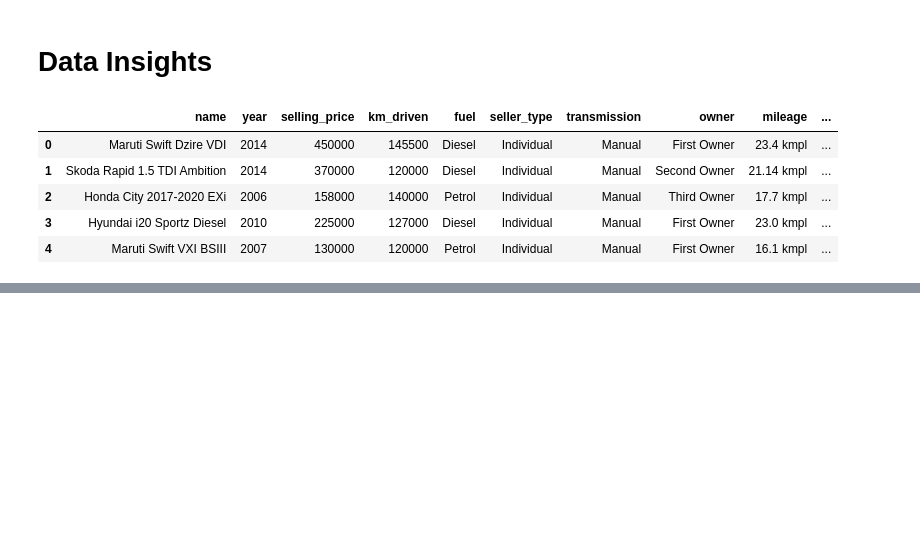
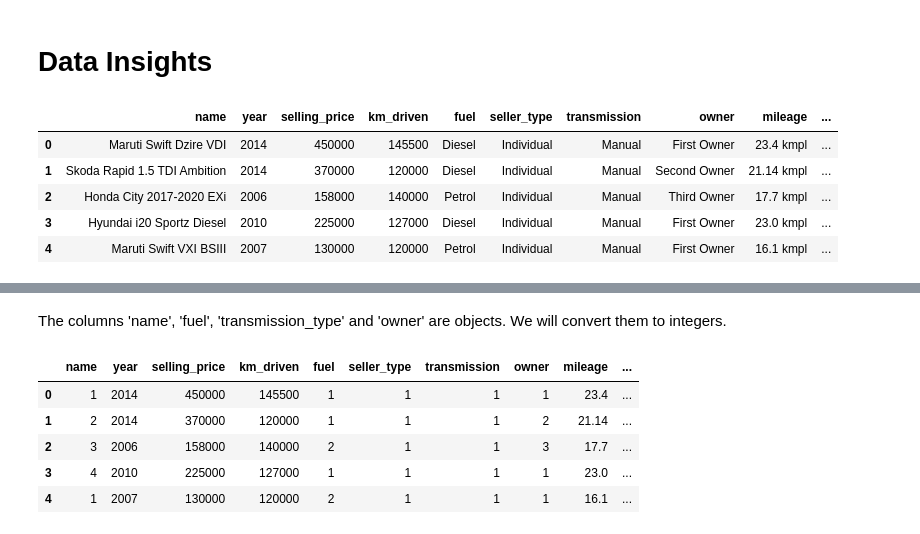
Before and after one commit to ibshafique/mlops_with_poridhi, a Jupyter notebook: prerequisite_projects/Car_Price/car_price.ipynb, the cells around one changed output, grey strips where cells are left out. Saved outputs shown, nothing was run; the diff lists cells and outputs as text; code cells hidden in the pictures; blank space fills up the shorter version.

```diff
--- a/prerequisite_projects/Car_Price/car_price.ipynb
+++ b/prerequisite_projects/Car_Price/car_price.ipynb
@@ -36,0 +67,4 @@ train_df.isnull().sum()
+# %%
+train_df.dropna(inplace=True)
+train_df.drop_duplicates(inplace=True)
+train_df.shape
@@ -36,0 +89,7 @@ train_df.isnull().sum()
+# %%
+train_df['name'] = train_df['name'].str.split(' ').str[0]
+train_df['mileage'] = train_df['mileage'].str.split(' ').str[0]
+train_df['engine'] = train_df['engine'].str.split(' ').str[0]
+train_df['max_power'] = train_df['max_power'].str.split(' ').str[0]
+train_df.head()
+train_df.info()
@@ -36,0 +135,26 @@ train_df.isnull().sum()
+# %% [markdown]
+The columns 'name', 'fuel', 'transmission_type' and 'owner' are objects.
+We will convert them to integers.
+# %%
+train_df['name'] = train_df['name'].replace({'Maruti': 1 , 'Skoda': 2, 'Honda': 3, 'Hyundai': 4, 'Toyota': 5, 'Ford': 6, 'Renault': 7,
+                                             'Mahindra': 8 , 'Tata': 9 , 'Chevrolet': 10, 'Datsun': 11, 'Jeep': 12, 'Mercedes-Benz': 13,
+                                             'Mitsubishi': 14, 'Audi': 15, 'Volkswagen': 16, 'BMW': 17, 'Nissan': 18, 'Lexus': 19,
+                                             'Jaguar': 20, 'Land': 21, 'MG': 22, 'Volvo': 23, 'Daewoo': 24, 'Kia': 25, 'Fiat': 26, 'Force': 27,
+                                             'Ambassador': 28, 'Ashok': 29, 'Isuzu': 30, 'Opel': 31})
+
+train_df['transmission'] = train_df['transmission'].replace({'Manual': 1, 'Automatic': 2})
+
+train_df['seller_type'] = train_df['seller_type'].replace({'Individual': 1, 'Dealer': 2, 'Trustmark Dealer': 3})
+
+train_df['fuel'] = train_df['fuel'].replace({'Diesel': 1, 'Petrol': 2, 'LPG': 3, 'CNG': 4})
+
+train_df['owner'] = train_df['owner'].replace({'First Owner': 1, 'Second Owner': 2, 'Third Owner': 3, 'Fourth & Above Owner': 4, 'Test Drive Car': 5})
+# %%
+train_df.head()
+# %% [output]
+|  | name | year | selling_price | km_driven | fuel | seller_type | transmission | owner | mileage | ... |
+| 0 | 1 | 2014 | 450000 | 145500 | 1 | 1 | 1 | 1 | 23.4 | ... |
+| 1 | 2 | 2014 | 370000 | 120000 | 1 | 1 | 1 | 2 | 21.14 | ... |
+| 2 | 3 | 2006 | 158000 | 140000 | 2 | 1 | 1 | 3 | 17.7 | ... |
+| 3 | 4 | 2010 | 225000 | 127000 | 1 | 1 | 1 | 1 | 23.0 | ... |
+| 4 | 1 | 2007 | 130000 | 120000 | 2 | 1 | 1 | 1 | 16.1 | ... |
```
Also changed, not shown: parts of 17 cells of this notebook.
